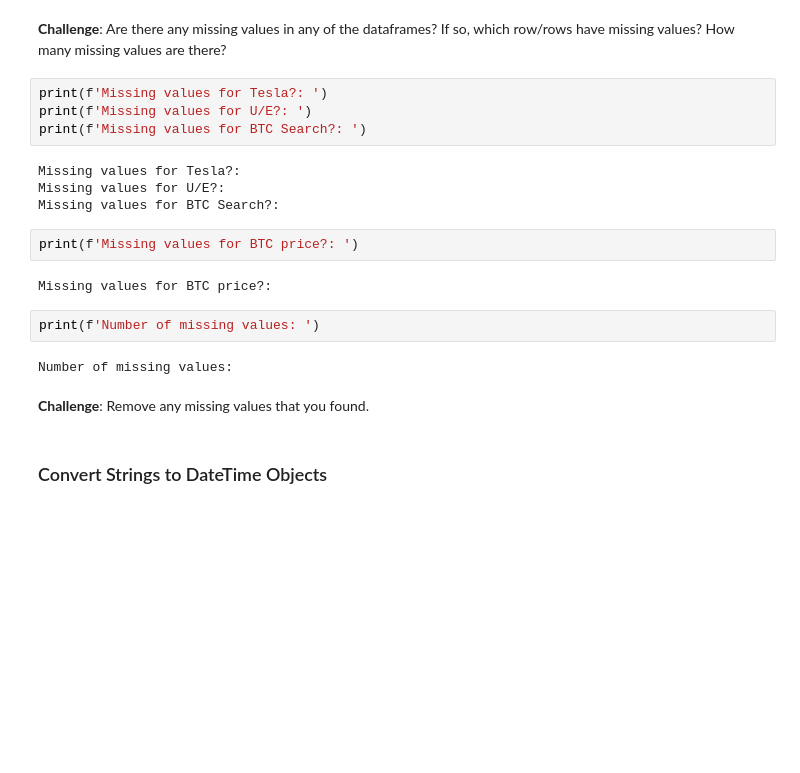
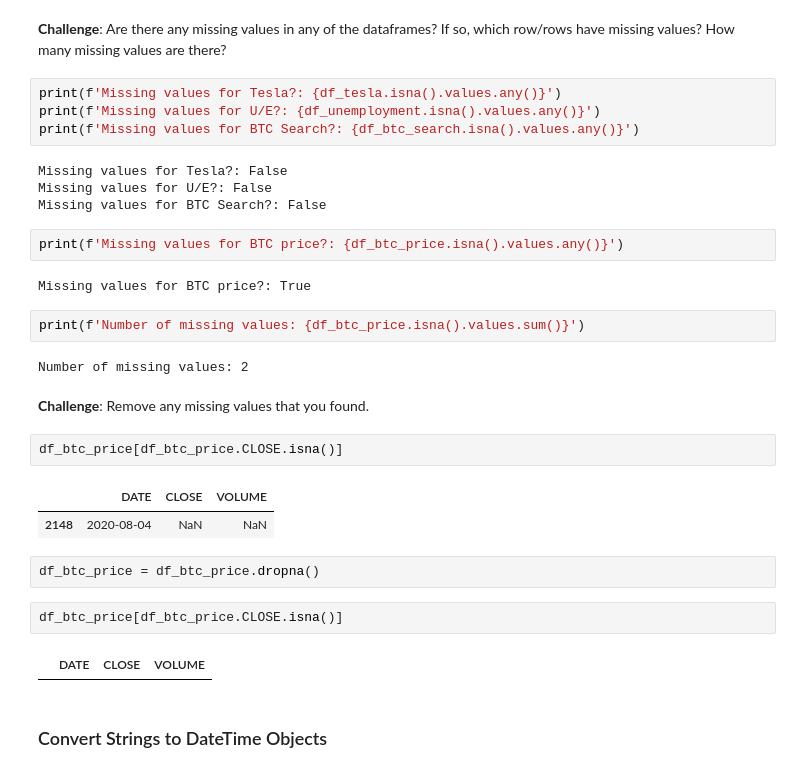
Before and after one commit to shahiddhariwala/google_trends_data_visualisation_and_analysis, a Jupyter notebook: google_trend_data_visualisation.ipynb, the cells around one changed output. Cells and saved outputs as stored; diff of their text form; blank space fills up the shorter version.

```diff
--- a/google_trend_data_visualisation.ipynb
+++ b/google_trend_data_visualisation.ipynb
@@ -183,23 +183,34 @@ df_btc_price.describe()
 # %% [markdown]
 **Challenge**: Are there any missing values in any of the dataframes? If so, which row/rows have missing values? How many missing values are there?
 # %%
-print(f'Missing values for Tesla?: ')
-print(f'Missing values for U/E?: ')
-print(f'Missing values for BTC Search?: ')
+print(f'Missing values for Tesla?: {df_tesla.isna().values.any()}')
+print(f'Missing values for U/E?: {df_unemployment.isna().values.any()}')
+print(f'Missing values for BTC Search?: {df_btc_search.isna().values.any()}')
 # %% [output]
-Missing values for Tesla?:
-Missing values for U/E?:
-Missing values for BTC Search?:
+Missing values for Tesla?: False
+Missing values for U/E?: False
+Missing values for BTC Search?: False
 # %%
-print(f'Missing values for BTC price?: ')
+print(f'Missing values for BTC price?: {df_btc_price.isna().values.any()}')
 # %% [output]
-Missing values for BTC price?:
+Missing values for BTC price?: True
 # %%
-print(f'Number of missing values: ')
+print(f'Number of missing values: {df_btc_price.isna().values.sum()}')
 # %% [output]
-Number of missing values:
+Number of missing values: 2
 # %% [markdown]
 **Challenge**: Remove any missing values that you found.
+# %%
+df_btc_price[df_btc_price.CLOSE.isna()]
+# %% [output]
+|  | DATE | CLOSE | VOLUME |
+| 2148 | 2020-08-04 | NaN | NaN |
+# %%
+df_btc_price = df_btc_price.dropna()
+# %%
+df_btc_price[df_btc_price.CLOSE.isna()]
+# %% [output]
+|  | DATE | CLOSE | VOLUME |
 # %% [markdown]
 ### Convert Strings to DateTime Objects
 # %% [markdown]
```
Also changed, not shown: parts of 8 cells of this notebook.
